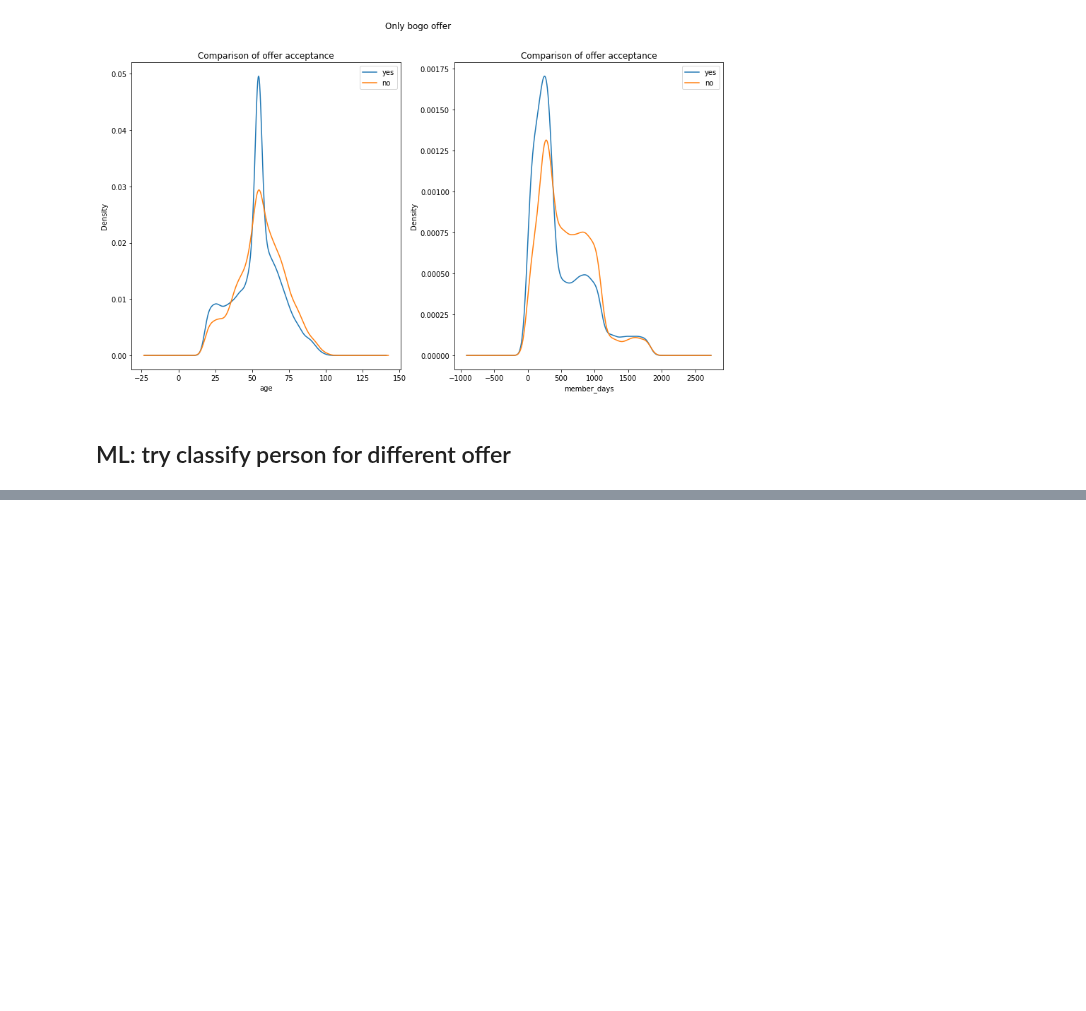
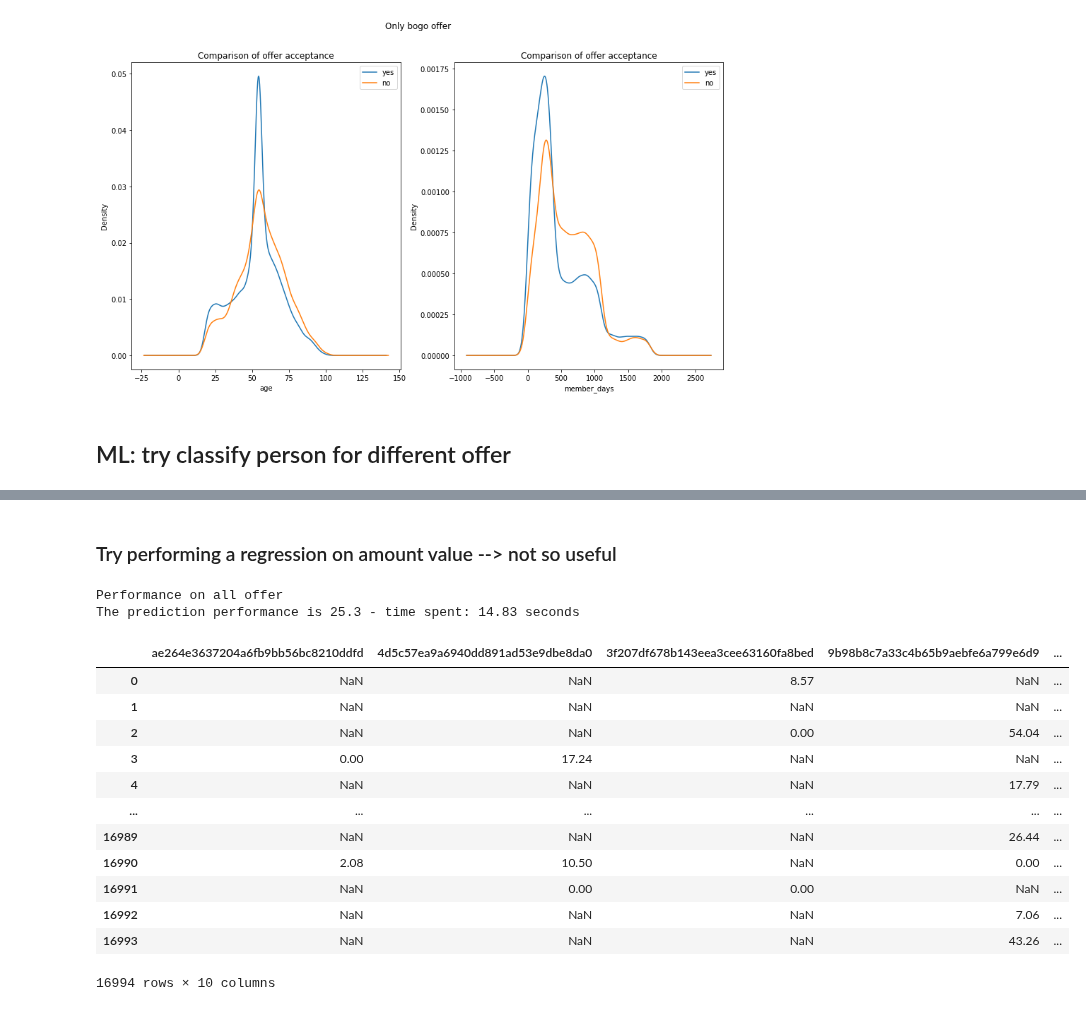
Before and after one commit to Sawy89/dsnd_starbucks_capstone, a Jupyter notebook: Starbucks_Capstone_notebook.ipynb, the cells around one changed output, grey strips where cells are left out. Drawn from its saved outputs; the diff is of its cells as text; code cells hidden in the pictures; blank space fills up the shorter version.

```diff
--- a/Starbucks_Capstone_notebook.ipynb
+++ b/Starbucks_Capstone_notebook.ipynb
@@ -547,0 +582,10 @@ The prediction performance is 68.72 - time spent: 0.55 seconds
+# %% [markdown]
+### Try performing a regression on amount value --> not so useful
+# %%
+# Performance on all offers
+print("Performance on all offer")
+performance = test_the_model(df_for_ml, RandomForestRegressor(random_state=22))
+print("")
+# %% [output]
+Performance on all offer
+The prediction performance is 25.3 - time spent: 14.83 seconds
@@ -547,0 +629,16 @@ The prediction performance is 68.72 - time spent: 0.55 seconds
+# %%
+offer_bool_stack[portfolio['id']]
+# %% [output]
+|  | ae264e3637204a6fb9bb56bc8210ddfd | 4d5c57ea9a6940dd891ad53e9dbe8da0 | 3f207df678b143eea3cee63160fa8bed | 9b98b8c7a33c4b65b9aebfe6a799e6d9 | ... |
+| 0 | NaN | NaN | 8.57 | NaN | ... |
+| 1 | NaN | NaN | NaN | NaN | ... |
+| 2 | NaN | NaN | 0.00 | 54.04 | ... |
+| 3 | 0.00 | 17.24 | NaN | NaN | ... |
+| 4 | NaN | NaN | NaN | 17.79 | ... |
+| ... | ... | ... | ... | ... | ... |
+| 16989 | NaN | NaN | NaN | 26.44 | ... |
+| 16990 | 2.08 | 10.50 | NaN | 0.00 | ... |
+| 16991 | NaN | 0.00 | 0.00 | NaN | ... |
+| 16992 | NaN | NaN | NaN | 7.06 | ... |
+| 16993 | NaN | NaN | NaN | 43.26 | ... |
+16994 rows × 10 columns
```
Also changed, not shown: parts of 10 cells of this notebook.
